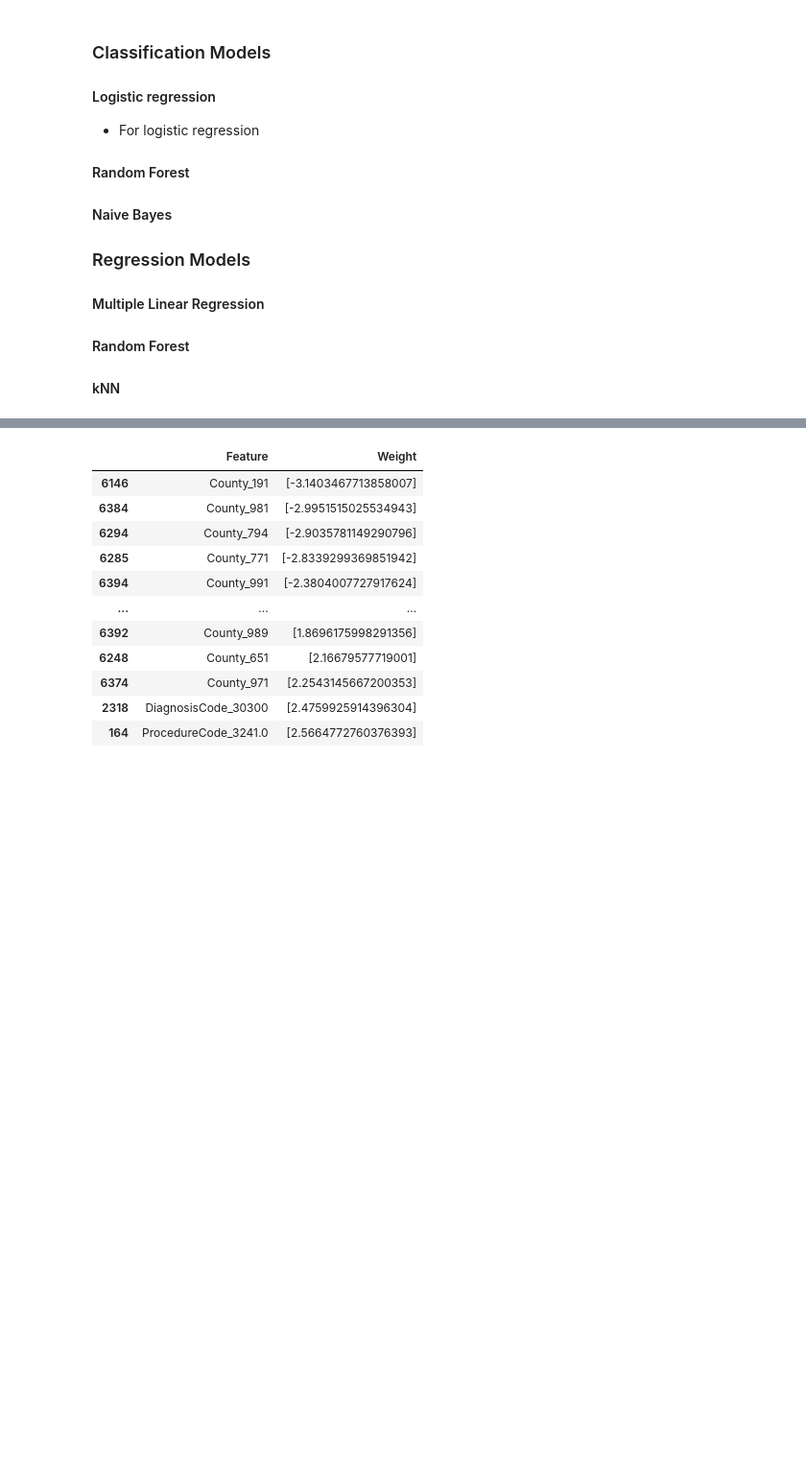
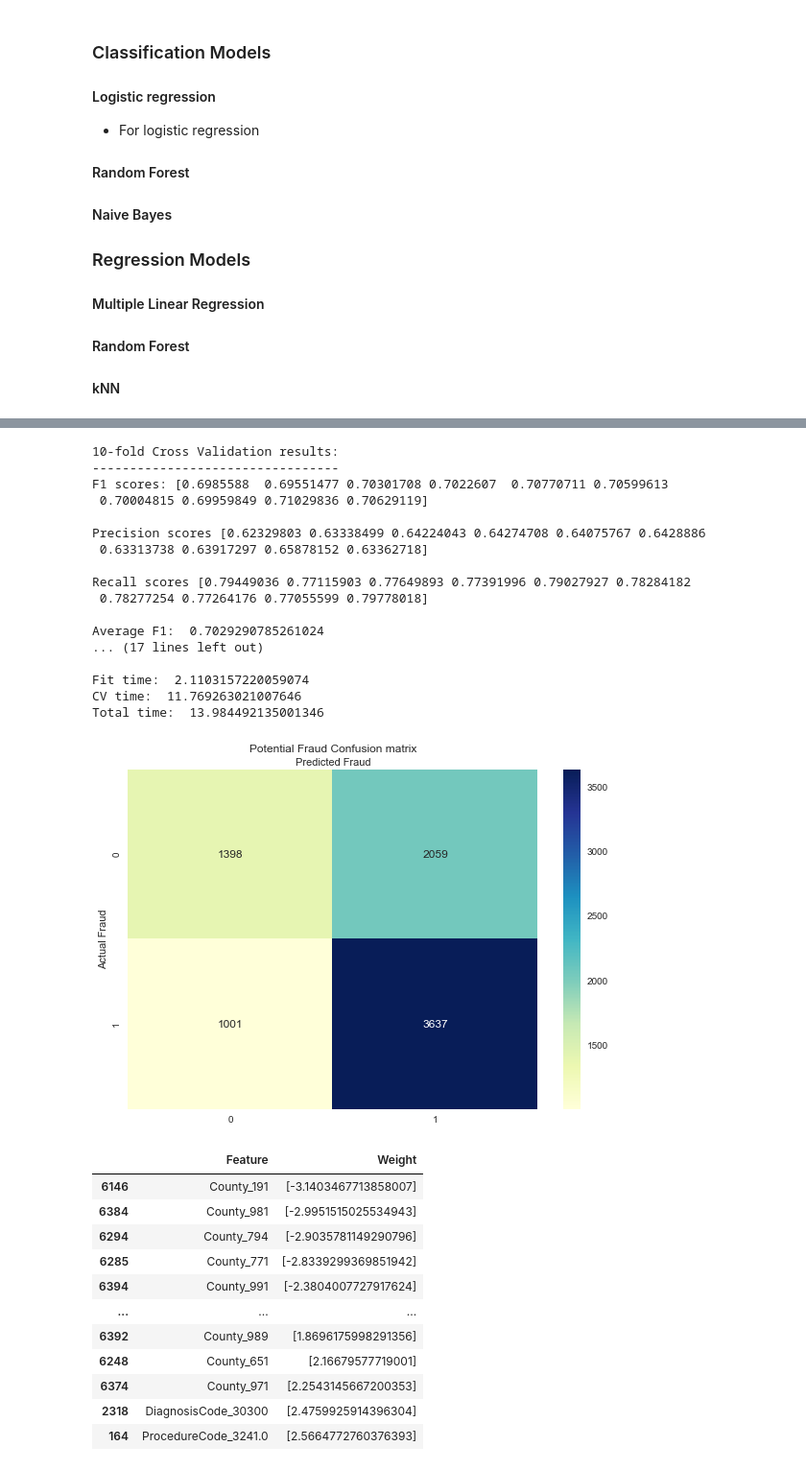
Before and after one commit to sachinac/ML7331, a Jupyter notebook: msds_7331_lab_2_v01.ipynb, the cells around one changed output, grey strips where cells are left out. Shown: that part at 96% size. Saved outputs shown, nothing was run; the diff lists cells and outputs as text; code cells hidden in the pictures; blank space fills up the shorter version.

```diff
--- a/msds_7331_lab_2_v01.ipynb
+++ b/msds_7331_lab_2_v01.ipynb
@@ -408,16 +469,17 @@ cv = ShuffleSplit(n_splits=10, test_size=.2, random_state=86)
 
 pipe = make_pipeline(LogisticRegression())
 # Define a range of hyper parameters for grid search
-parameters = { 'logisticregression__penalty':['l1', 'l2', 'elasticnet', 'none']
-              ,'logisticregression__C': [.001, .01, .1]
+parameters = { 'logisticregression__penalty':['l1','l2']
+              ,'logisticregression__C': [.01, .1]
               ,'logisticregression__class_weight': ['balanced','None']
               ,'logisticregression__random_state': [86]
-              ,'logisticregression__solver': ['sag','liblinear','lbfgs','newton-cg', 'saga']
-              ,'logisticregression__max_iter':[500]
+              ,'logisticregression__solver': ['sag','liblinear','lbfgs']
+              ,'logisticregression__max_iter':[1000]
               ,'logisticregression__n_jobs':[-1]
+           #   ,'randomforestclassifier__n_jobs':[-1]
              }
 #Perform the grid search using accuracy as a metric during cross validation.
-grid = GridSearchCV(pipe, parameters, cv=cv, scoring='f1', n_jobs=-1)
+grid = GridSearchCV(pipe, parameters, cv=cv, scoring='accuracy', n_jobs=-1)
 #Use the best features from recursive feature elimination during the grid search
 start_time = timeit.default_timer()
 grid.fit(X_train, y_train)
@@ -494,3 +504,36 @@ Total time:  14.294994377996773
+# %%
+"""Pipeline(memory=None,
+         steps=[('logisticregression',
+                 LogisticRegression(C=0.1, class_weight='None', dual=False,
+                                    fit_intercept=True, intercept_scaling=1,
+                                    l1_ratio=None, max_iter=500,
+                                    multi_class='auto', n_jobs=None,
+                                    penalty='l2', random_state=86, solver='sag',
+                                    tol=0.0001, verbose=0, warm_start=False))],
+         verbose=False)"""
+
+logreg = grid.best_estimator_[0]
+
+testPerformance(logreg)
+# %% [output]
+10-fold Cross Validation results:
+---------------------------------
+F1 scores: [0.6985588  0.69551477 0.70301708 0.7022607  0.70770711 0.70599613
+ 0.70004815 0.69959849 0.71029836 0.70629119]
+
+Precision scores [0.62329803 0.63338499 0.64224043 0.64274708 0.64075767 0.6428886
+ 0.63313738 0.63917297 0.65878152 0.63362718]
+
+Recall scores [0.79449036 0.77115903 0.77649893 0.77391996 0.79027927 0.78284182
+ 0.78277254 0.77264176 0.77055599 0.79778018]
+
+Average F1:  0.7029290785261024
+... (17 lines left out)
+
+Fit time:  2.1103157220059074
+CV time:  11.769263021007646
+Total time:  13.984492135001346
+[figure, added]
 # %%
 # summarize feature importance
 zip_vars = zip(ipdata.columns,logreg.coef_.T) # combine attributes
```
Also changed, not shown: parts of 6 cells of this notebook.
